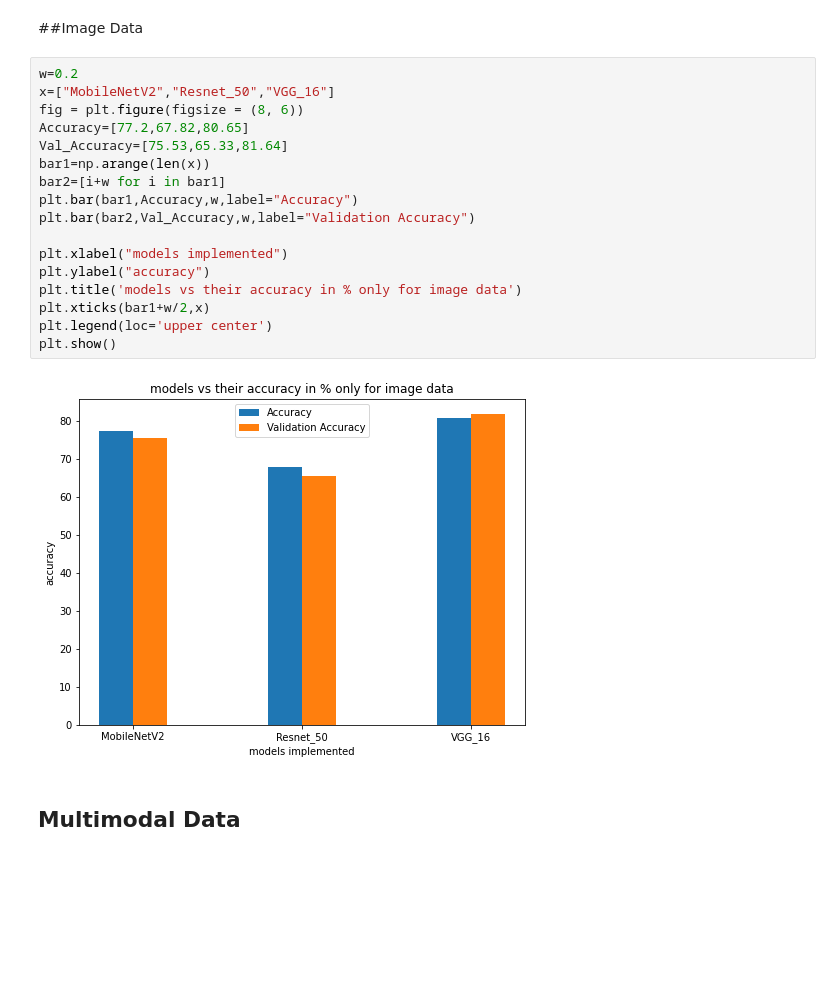
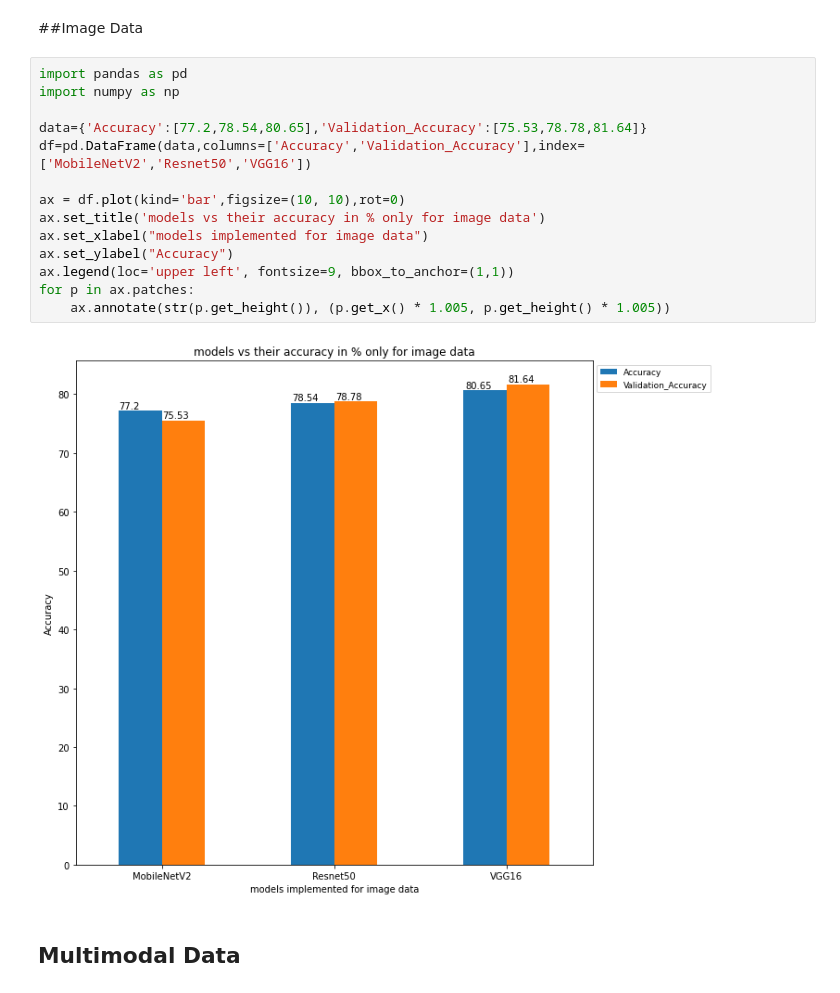
Before and after one commit to PIYALI-bhunia/MultimodelDataPreprocessing, a Jupyter notebook: Plot_Multimodal.ipynb, the cells around one changed output. Saved outputs shown, nothing was run; the diff lists cells and outputs as text; blank space fills up the shorter version.

```diff
--- a/Plot_Multimodal.ipynb
+++ b/Plot_Multimodal.ipynb
@@ -33,23 +21,20 @@ plt.show()
 # %% [markdown]
 ##Image Data
-# %%
-w=0.2
-x=["MobileNetV2","Resnet_50","VGG_16"]
-fig = plt.figure(figsize = (8, 6))
-Accuracy=[77.2,67.82,80.65]
-Val_Accuracy=[75.53,65.33,81.64]
-bar1=np.arange(len(x))
-bar2=[i+w for i in bar1]
-plt.bar(bar1,Accuracy,w,label="Accuracy")
-plt.bar(bar2,Val_Accuracy,w,label="Validation Accuracy")
-
-plt.xlabel("models implemented")
-plt.ylabel("accuracy")
-plt.title('models vs their accuracy in % only for image data')
-plt.xticks(bar1+w/2,x)
-plt.legend(loc='upper center')
-plt.show()
-# %% [output]
-[figure, removed]
+# %%
+import pandas as pd
+import numpy as np
+
+data={'Accuracy':[77.2,78.54,80.65],'Validation_Accuracy':[75.53,78.78,81.64]}
+df=pd.DataFrame(data,columns=['Accuracy','Validation_Accuracy'],index=['MobileNetV2','Resnet50','VGG16'])
+
+ax = df.plot(kind='bar',figsize=(10, 10),rot=0)
+ax.set_title('models vs their accuracy in % only for image data')
+ax.set_xlabel("models implemented for image data")
+ax.set_ylabel("Accuracy")
+ax.legend(loc='upper left', fontsize=9, bbox_to_anchor=(1,1))
+for p in ax.patches:
+    ax.annotate(str(p.get_height()), (p.get_x() * 1.005, p.get_height() * 1.005))
+# %% [output]
+[figure, added]
 # %% [markdown]
 ## Multimodal Data
```
Also changed, not shown: parts of 10 cells of this notebook.
